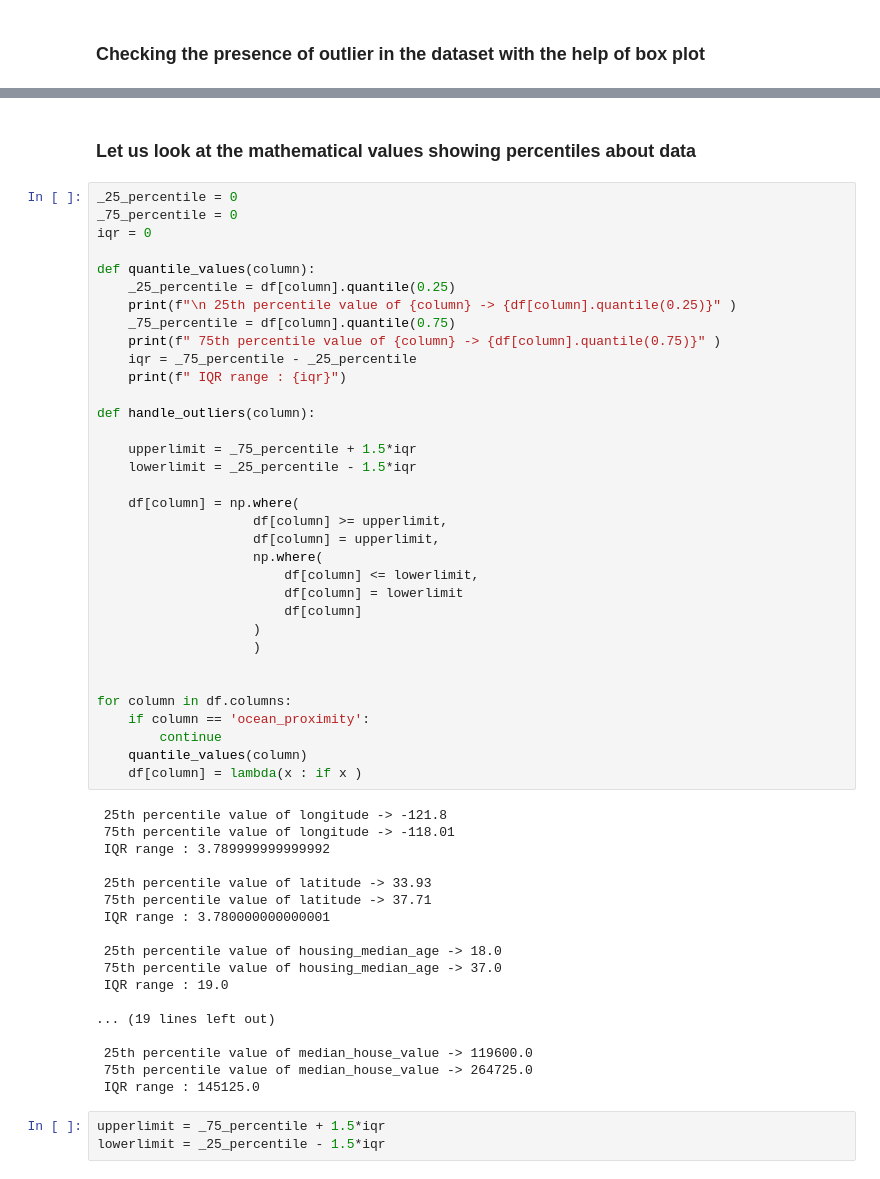
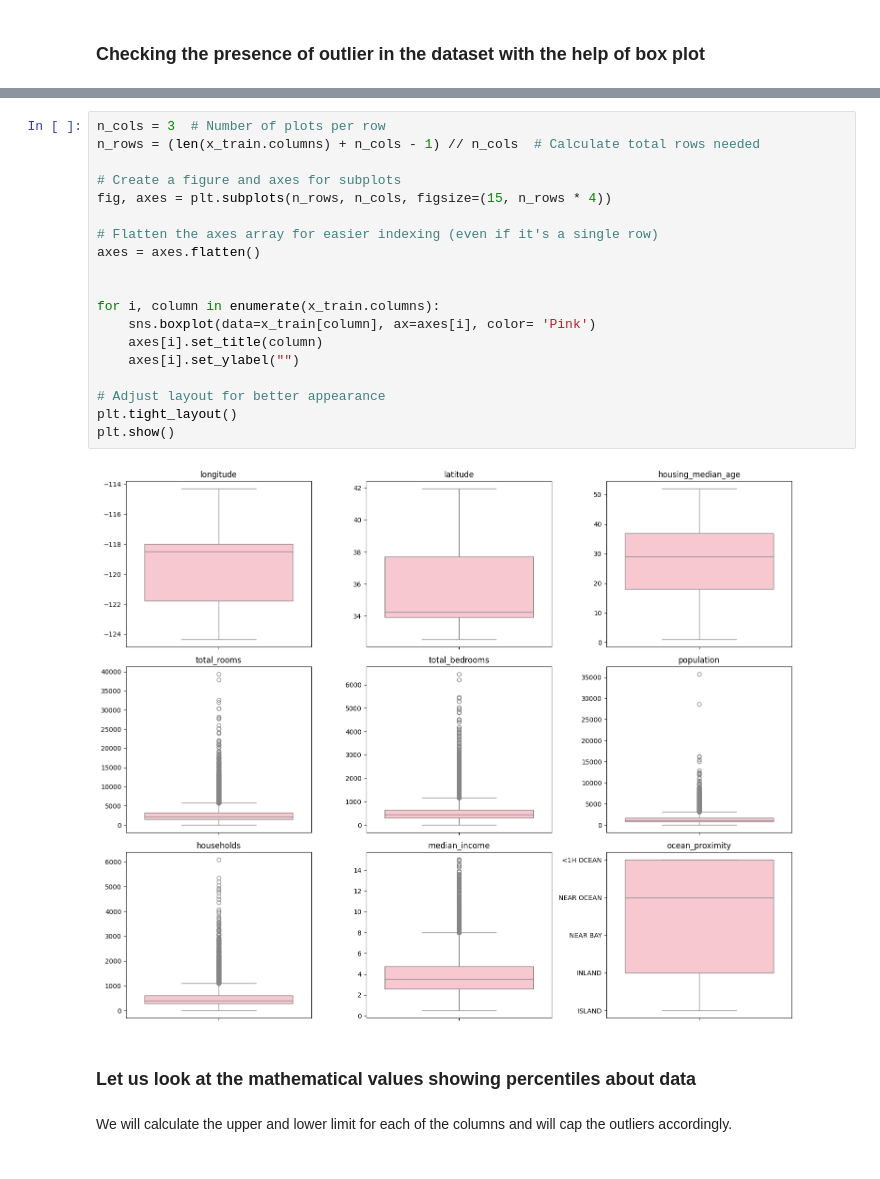
Before and after one commit to AdityaKhatavkar/ml_revision, a Jupyter notebook: regularizaiton/elastic_net/elastic_net.ipynb, the cells around one changed output, grey strips where cells are left out. Saved outputs shown, nothing was run; the diff lists cells and outputs as text.

Commit message:
working_on_housing_dataset

```diff
--- a/regularizaiton/elastic_net/elastic_net.ipynb
+++ b/regularizaiton/elastic_net/elastic_net.ipynb
@@ -210,57 +212,25 @@ for columns in df.columns:
+# %%
+n_cols = 3  # Number of plots per row
+n_rows = (len(x_train.columns) + n_cols - 1) // n_cols  # Calculate total rows needed
+
+# Create a figure and axes for subplots
+fig, axes = plt.subplots(n_rows, n_cols, figsize=(15, n_rows * 4))
+
+# Flatten the axes array for easier indexing (even if it's a single row)
+axes = axes.flatten()
+
+
+for i, column in enumerate(x_train.columns):
+    sns.boxplot(data=x_train[column], ax=axes[i], color= 'Pink')
+    axes[i].set_title(column)
+    axes[i].set_ylabel("")
+
+# Adjust layout for better appearance
+plt.tight_layout()
+plt.show()
+# %% [output]
+[figure, added]
 # %% [markdown]
 ### Let us look at the mathematical values showing percentiles about data
-# %%
-_25_percentile = 0
-_75_percentile = 0
-iqr = 0
-
-def quantile_values(column):
-    _25_percentile = df[column].quantile(0.25)
-    print(f"\n 25th percentile value of {column} -> {df[column].quantile(0.25)}" )
-    _75_percentile = df[column].quantile(0.75)
-    print(f" 75th percentile value of {column} -> {df[column].quantile(0.75)}" )
-    iqr = _75_percentile - _25_percentile
-    print(f" IQR range : {iqr}")
-
-def handle_outliers(column):
-
-    upperlimit = _75_percentile + 1.5*iqr
-    lowerlimit = _25_percentile - 1.5*iqr
-
-    df[column] = np.where(
-                    df[column] >= upperlimit,
-                    df[column] = upperlimit,
-                    np.where(
-                        df[column] <= lowerlimit,
-                        df[column] = lowerlimit
-                        df[column]
-                    )
-                    )
-
-
-for column in df.columns:
-    if column == 'ocean_proximity':
-        continue
-    quantile_values(column)
-    df[column] = lambda(x : if x )
-# %% [output]
- 25th percentile value of longitude -> -121.8
- 75th percentile value of longitude -> -118.01
- IQR range : 3.789999999999992
-
- 25th percentile value of latitude -> 33.93
- 75th percentile value of latitude -> 37.71
- IQR range : 3.780000000000001
-
- 25th percentile value of housing_median_age -> 18.0
- 75th percentile value of housing_median_age -> 37.0
- IQR range : 19.0
-
-... (19 lines left out)
-
- 25th percentile value of median_house_value -> 119600.0
- 75th percentile value of median_house_value -> 264725.0
- IQR range : 145125.0
-# %%
-upperlimit = _75_percentile + 1.5*iqr
-lowerlimit = _25_percentile - 1.5*iqr
+# %% [markdown]
+We will calculate the upper and lower limit for each of the columns and will cap the outliers accordingly.
```
Also changed, not shown: parts of 28 cells of this notebook, 2 other files.
